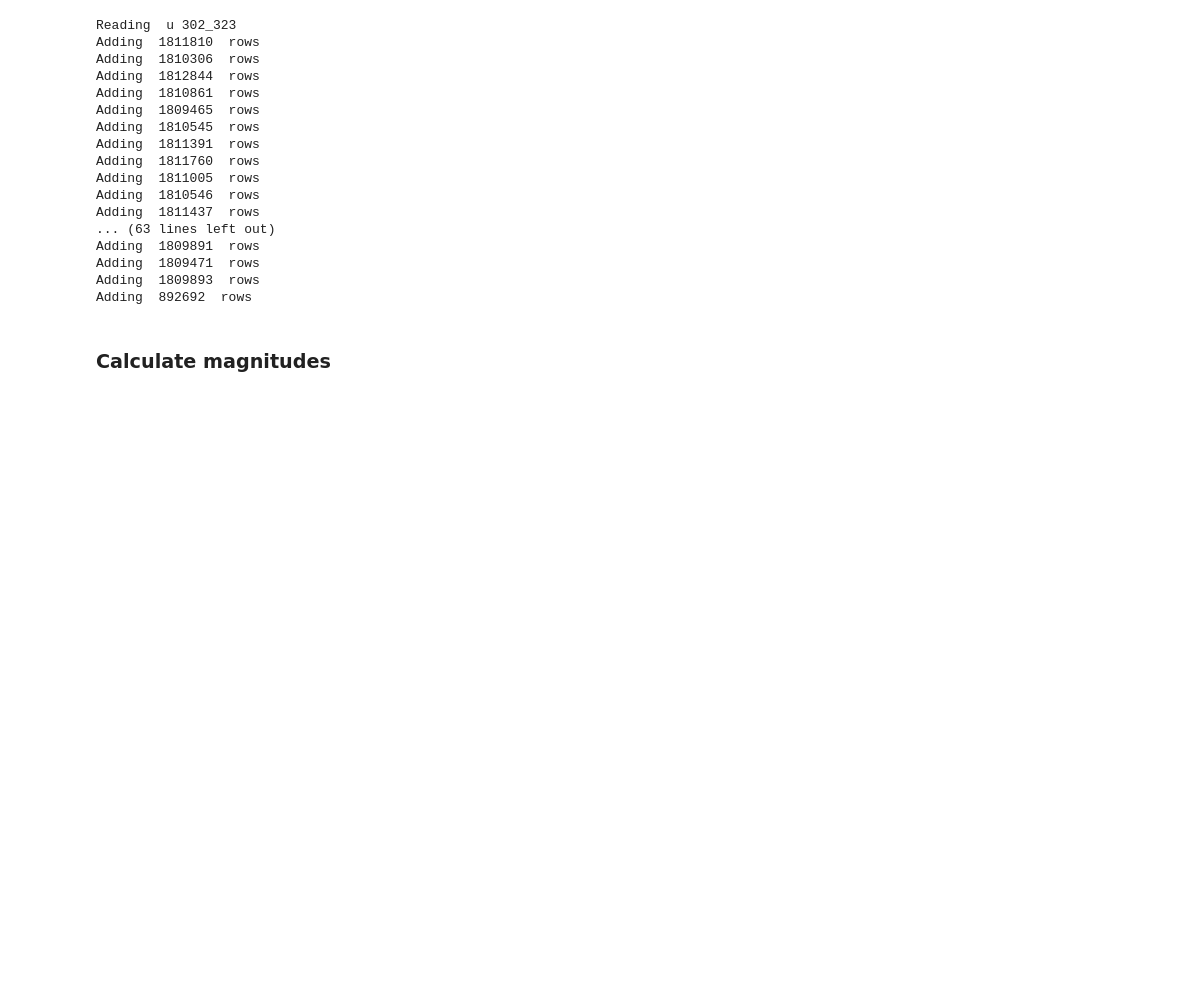
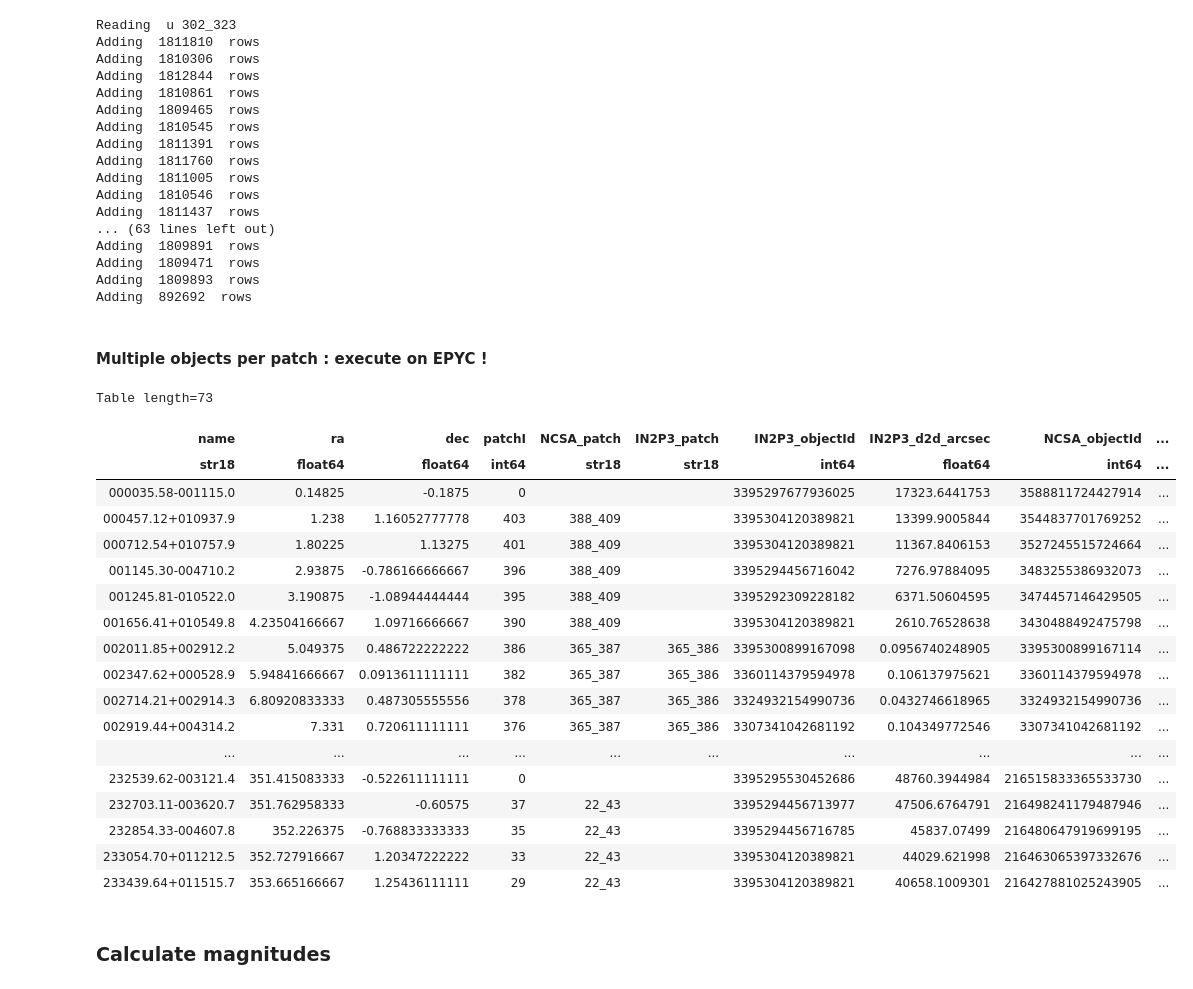
Before and after one commit to suberlak/SDSS_S82_FP_research, a Jupyter notebook: code/Read_S82_photometry.ipynb, the cells around one changed output. Drawn from its saved outputs; the diff is of its cells as text; code cells hidden in the pictures; blank space fills up the shorter version.

```diff
--- a/code/Read_S82_photometry.ipynb
+++ b/code/Read_S82_photometry.ipynb
@@ -139,6 +362,73 @@ Adding  892692  rows
 # %%
 # store the raw forced photometry
 out_tbl_comb.write('photometry_ugriz.txt', format='ascii', overwrite='True')
+# %% [markdown]
+#### Multiple objects per patch : execute on EPYC !
+# %%
+# loop over processing centers, and objects within those centers /...
+processing =  'NCSA'
+m1 = object_table[processing+'_patch'] != ''  # not empty estring
+m2 = object_table[processing+'_d2d_arcsec'] < 2 # within reasonable radius
+temp  = object_table[m1*m2]
+
+
+objectIds = temp[processing+'_objectId'] # those are already unique
+patches  = temp[processing+'_patch']  # there is more than one object per patch
+
+object_dict = {}
+for objectId in objectIds :
+    object_dict[objectId] = Table()
+
+# Loop over patches
+for patch in np.unique(patches):
+    print(patch)
+
+    for f in 'ugriz':
+        print('Reading ',f,p)
+        fname = DirIn + f+p+'.csv.gz'
+
+        # set up an iterator over table chunks of 200 mb (no actual reading done yet)
+        tbls = ascii.read(fname, format='csv', guess=False,
+                      fast_reader={'chunk_size': 200*1000000})
+        tbls['filter'] = f
+
+        # Loop over objects in each patch
+        objectsInPatch = objectIds[patches == patch]
+
+        for objectId in objectsInPatch :
+
+            # choose only rows with photometry for the given object
+            mask = tbls['objectId'] == objectId
+            print('Adding ', np.sum(mask), ' rows  for ', objectId)
+            selected_rows =  tbls[mask]
+
+            # Add the photometry from this filter to the overall table
+            # per object ...
+            object_dict[objectId] = vstack([selected_rows, object_dict[objectId]])
+
+    # finally either dump as .npy with np.save ,
+    # or loop over the dict saving as object_NCSA/IN2P3.txt ....
+    #
+# %% [output]
+Table length=73
+| name | ra | dec | patchI | NCSA_patch | IN2P3_patch | IN2P3_objectId | IN2P3_d2d_arcsec | NCSA_objectId | ... |
+| str18 | float64 | float64 | int64 | str18 | str18 | int64 | float64 | int64 | ... |
+| 000035.58-001115.0 | 0.14825 | -0.1875 | 0 |  |  | 3395297677936025 | 17323.6441753 | 3588811724427914 | ... |
+| 000457.12+010937.9 | 1.238 | 1.16052777778 | 403 | 388_409 |  | 3395304120389821 | 13399.9005844 | 3544837701769252 | ... |
+| 000712.54+010757.9 | 1.80225 | 1.13275 | 401 | 388_409 |  | 3395304120389821 | 11367.8406153 | 3527245515724664 | ... |
+| 001145.30-004710.2 | 2.93875 | -0.786166666667 | 396 | 388_409 |  | 3395294456716042 | 7276.97884095 | 3483255386932073 | ... |
+| 001245.81-010522.0 | 3.190875 | -1.08944444444 | 395 | 388_409 |  | 3395292309228182 | 6371.50604595 | 3474457146429505 | ... |
+| 001656.41+010549.8 | 4.23504166667 | 1.09716666667 | 390 | 388_409 |  | 3395304120389821 | 2610.76528638 | 3430488492475798 | ... |
+| 002011.85+002912.2 | 5.049375 | 0.486722222222 | 386 | 365_387 | 365_386 | 3395300899167098 | 0.0956740248905 | 3395300899167114 | ... |
+| 002347.62+000528.9 | 5.94841666667 | 0.0913611111111 | 382 | 365_387 | 365_386 | 3360114379594978 | 0.106137975621 | 3360114379594978 | ... |
+| 002714.21+002914.3 | 6.80920833333 | 0.487305555556 | 378 | 365_387 | 365_386 | 3324932154990736 | 0.0432746618965 | 3324932154990736 | ... |
+| 002919.44+004314.2 | 7.331 | 0.720611111111 | 376 | 365_387 | 365_386 | 3307341042681192 | 0.104349772546 | 3307341042681192 | ... |
+| ... | ... | ... | ... | ... | ... | ... | ... | ... | ... |
+| 232539.62-003121.4 | 351.415083333 | -0.522611111111 | 0 |  |  | 3395295530452686 | 48760.3944984 | 216515833365533730 | ... |
+| 232703.11-003620.7 | 351.762958333 | -0.60575 | 37 | 22_43 |  | 3395294456713977 | 47506.6764791 | 216498241179487946 | ... |
+| 232854.33-004607.8 | 352.226375 | -0.768833333333 | 35 | 22_43 |  | 3395294456716785 | 45837.07499 | 216480647919699195 | ... |
+| 233054.70+011212.5 | 352.727916667 | 1.20347222222 | 33 | 22_43 |  | 3395304120389821 | 44029.621998 | 216463065397332676 | ... |
+| 233439.64+011515.7 | 353.665166667 | 1.25436111111 | 29 | 22_43 |  | 3395304120389821 | 40658.1009301 | 216427881025243905 | ... |
 # %% [markdown]
 ### Calculate magnitudes
 # %%
```
Also changed, not shown: parts of 27 cells of this notebook.
